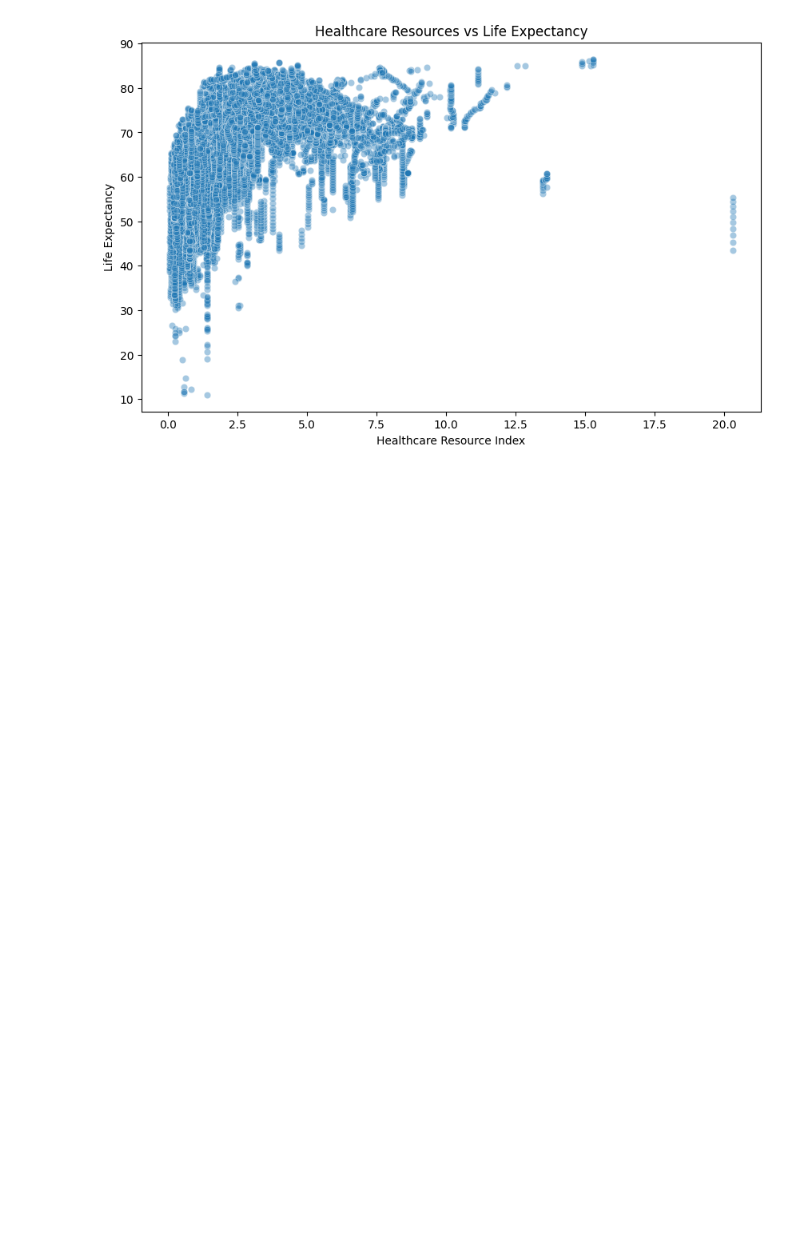
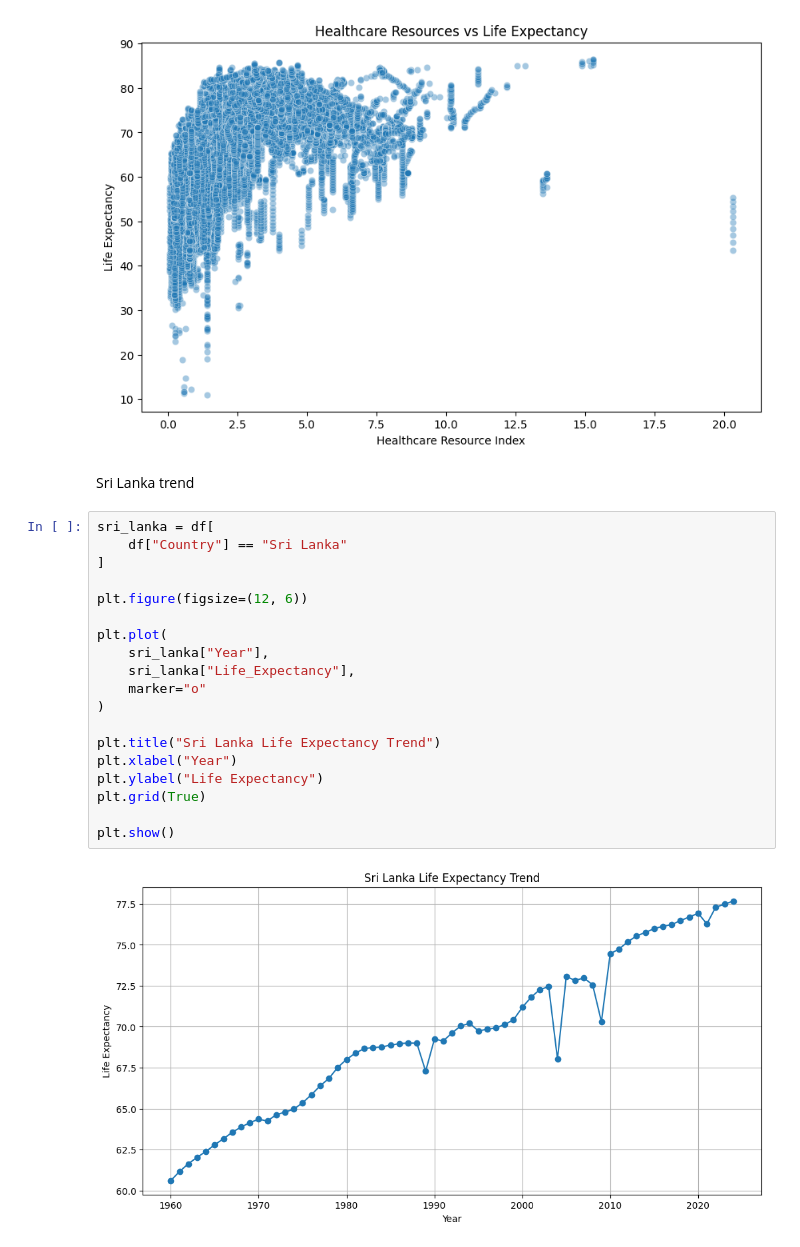
Before and after one commit to Savindi2002/Life_Expectancy_Project, a Jupyter notebook: notebooks/05_eda.ipynb, the cells around one changed output. Drawn from its saved outputs; the diff is of its cells as text; blank space fills up the shorter version.

Commit message:
Sri Lanka trend

```diff
--- a/notebooks/05_eda.ipynb
+++ b/notebooks/05_eda.ipynb
@@ -323,3 +323,26 @@ plt.ylabel("Life Expectancy")
 plt.show()
 # %% [output]
 [figure]
+# %% [markdown]
+Sri Lanka trend
+# %%
+sri_lanka = df[
+    df["Country"] == "Sri Lanka"
+]
+
+plt.figure(figsize=(12, 6))
+
+plt.plot(
+    sri_lanka["Year"],
+    sri_lanka["Life_Expectancy"],
+    marker="o"
+)
+
+plt.title("Sri Lanka Life Expectancy Trend")
+plt.xlabel("Year")
+plt.ylabel("Life Expectancy")
+plt.grid(True)
+
+plt.show()
+# %% [output]
+[figure, added]
```
